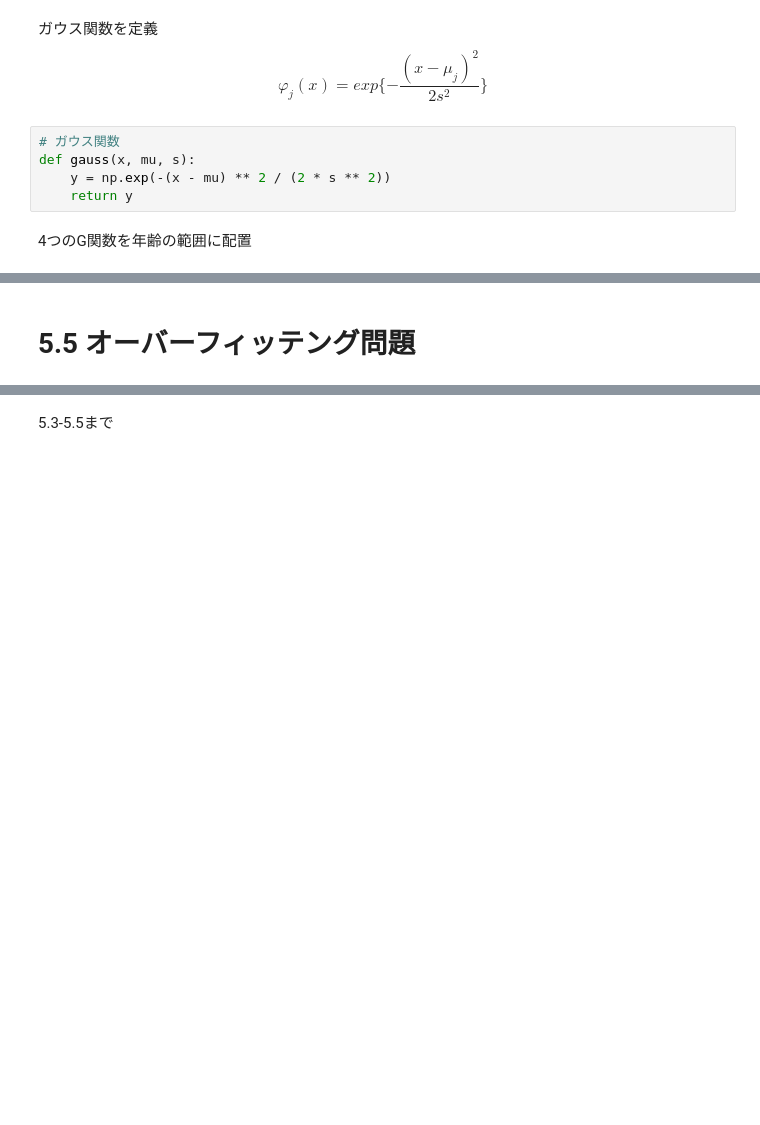
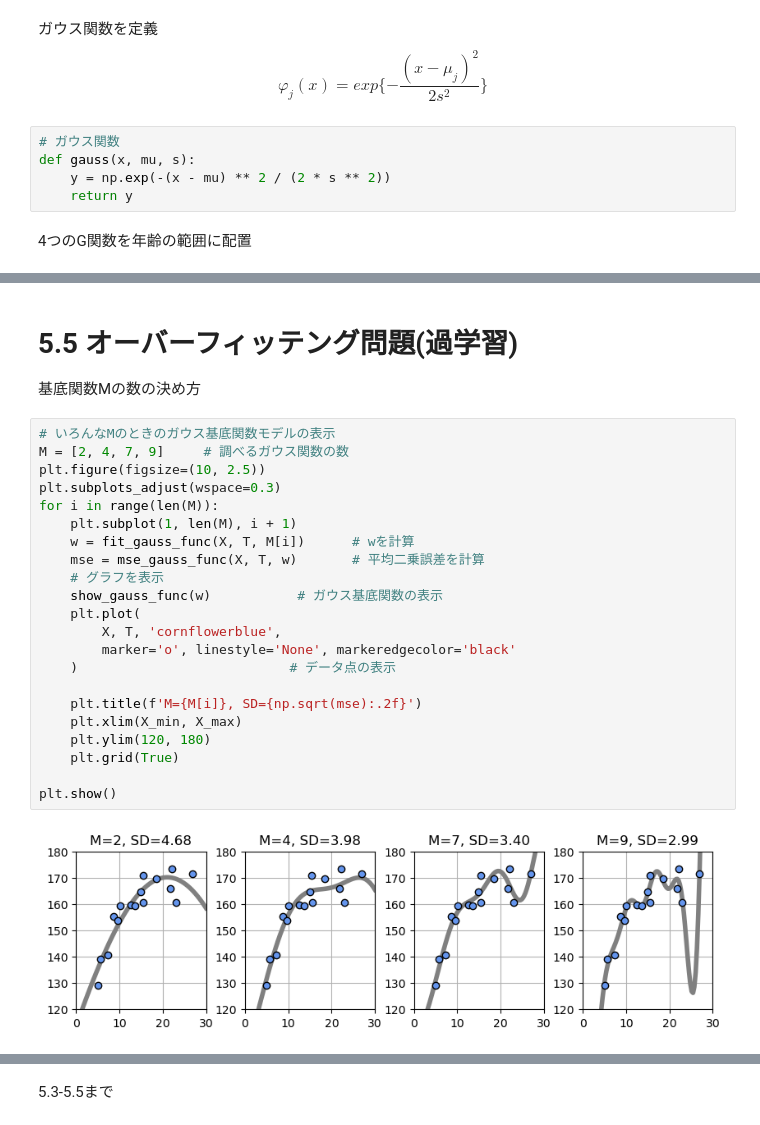
Before and after one commit to a2c6201/ml_labo, a Jupyter notebook: ml_text/section5.ipynb, the cells around one changed output, grey strips where cells are left out. Cells and saved outputs as stored; diff of their text form; blank space fills up the shorter version.

```diff
--- a/ml_text/section5.ipynb
+++ b/ml_text/section5.ipynb
@@ -558,2 +634,27 @@ plt.ylim(0, 1.2)
 # %% [markdown]
-# 5.5 オーバーフィッテング問題
+# 5.5 オーバーフィッテング問題(過学習)
+基底関数Mの数の決め方
+# %%
+# いろんなMのときのガウス基底関数モデルの表示
+M = [2, 4, 7, 9]     # 調べるガウス関数の数
+plt.figure(figsize=(10, 2.5))
+plt.subplots_adjust(wspace=0.3)
+for i in range(len(M)):
+    plt.subplot(1, len(M), i + 1)
+    w = fit_gauss_func(X, T, M[i])      # wを計算
+    mse = mse_gauss_func(X, T, w)       # 平均二乗誤差を計算
+    # グラフを表示
+    show_gauss_func(w)           # ガウス基底関数の表示
+    plt.plot(
+        X, T, 'cornflowerblue',
+        marker='o', linestyle='None', markeredgecolor='black'
+    )                           # データ点の表示
+
+    plt.title(f'M={M[i]}, SD={np.sqrt(mse):.2f}')
+    plt.xlim(X_min, X_max)
+    plt.ylim(120, 180)
+    plt.grid(True)
+
+plt.show()
+# %% [output]
+[figure, added]
```
Also changed, not shown: parts of 34 cells of this notebook, 1 other file.
